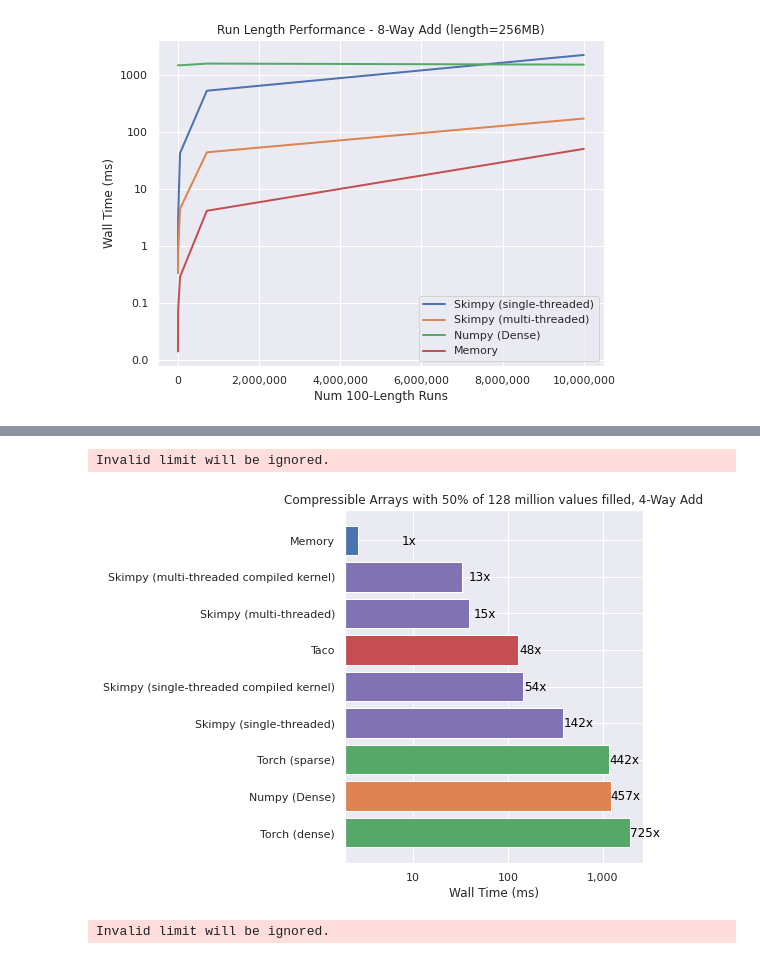
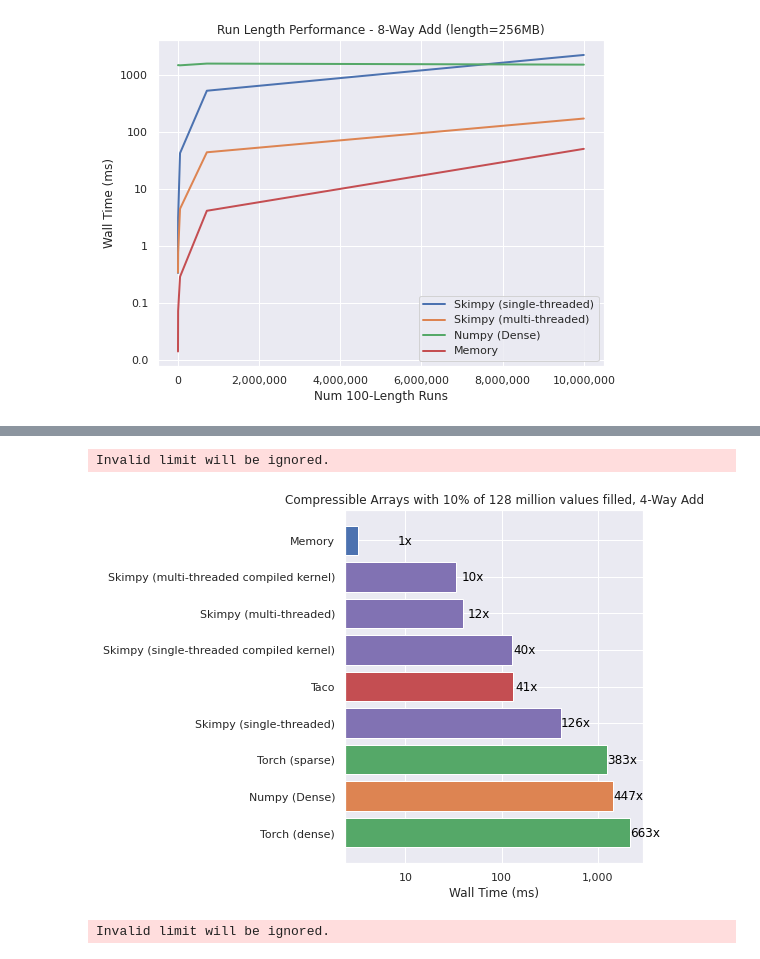
Before and after one commit to turtlesoupy/pyskip, a Jupyter notebook: notebooks/skimpy_bench_project.ipynb, the cells around one changed output, grey strips where cells are left out. Saved outputs shown, nothing was run; the diff lists cells and outputs as text; code cells hidden in the pictures.

```diff
--- a/notebooks/skimpy_bench_project.ipynb
+++ b/notebooks/skimpy_bench_project.ipynb
@@ -467,11 +458,11 @@ run_length_density_50 = benchmarks.RunLengthArrayBenchmark.run_suite(
     suite=SPARSE_SUITE,
 )
 # %%
-plot_bar(run_length_density_10, title="Compressible Arrays with 50% of 128 million values filled, 4-Way Add", xlabel="Wall Time (ms)", xlog=True,
+plot_bar(run_length_density_10, title="Compressible Arrays with 10% of 128 million values filled, 4-Way Add", xlabel="Wall Time (ms)", xlog=True,
          output_path="/home/tdimson/projects/cs348k/project/final_report/plots/compressible_4_way_add_density_10.png")
 # %% [output]
 Invalid limit will be ignored.
-[figure, old version]
+[figure, new version]
 # %%
 plot_bar(run_length_density_50, title="Compressible Arrays with 50% of 128 million values filled, 4-Way Add", xlabel="Wall Time (ms)", xlog=True,
          output_path="/home/tdimson/projects/cs348k/project/final_report/plots/compressible_4_way_add_density_50.png")
```
Also changed, not shown: parts of 8 cells of this notebook, 1 other file.
